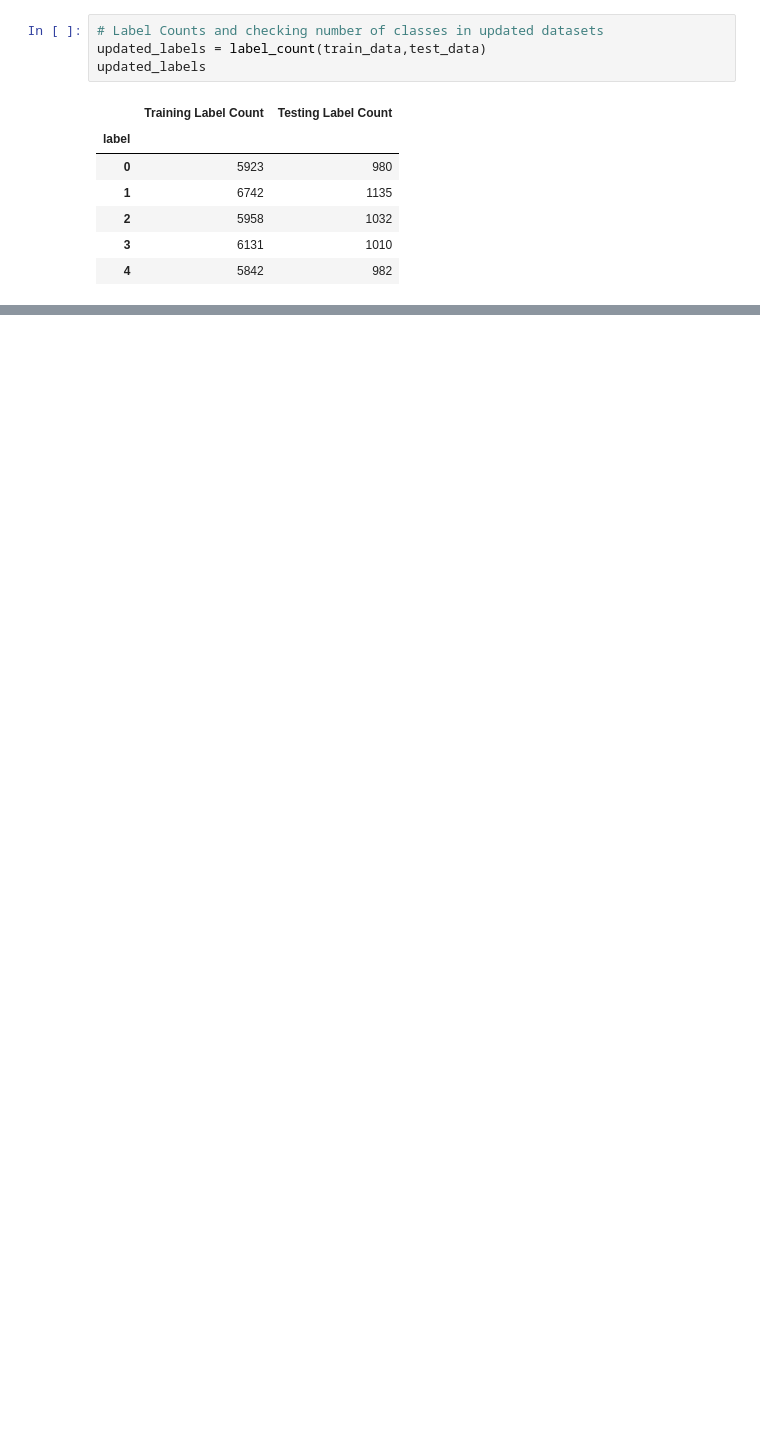
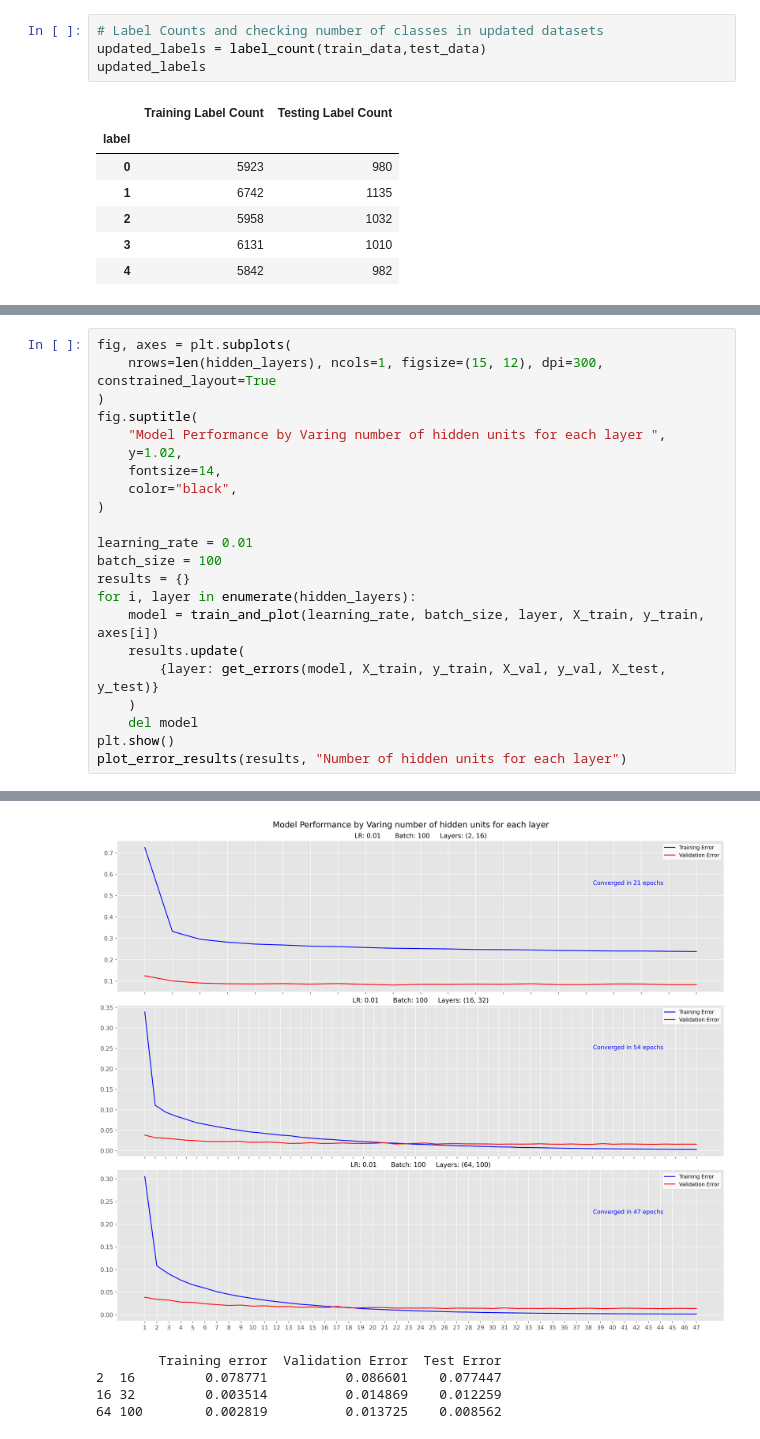
Before and after one commit to jayd719/ubiquitous-couscous, a Jupyter notebook: Assignment3/Task1.ipynb, the cells around one changed output, grey strips where cells are left out. Saved outputs shown, nothing was run; the diff lists cells and outputs as text; blank space fills up the shorter version.

```diff
--- a/Assignment3/Task1.ipynb
+++ b/Assignment3/Task1.ipynb
@@ -83,0 +347,23 @@ updated_labels
+# %%
+fig, axes = plt.subplots(
+    nrows=len(hidden_layers), ncols=1, figsize=(15, 12), dpi=300, constrained_layout=True
+)
+fig.suptitle(
+    "Model Performance by Varing number of hidden units for each layer ",
+    y=1.02,
+    fontsize=14,
+    color="black",
+)
+
+learning_rate = 0.01
+batch_size = 100
+results = {}
+for i, layer in enumerate(hidden_layers):
+    model = train_and_plot(learning_rate, batch_size, layer, X_train, y_train, axes[i])
+    results.update(
+        {layer: get_errors(model, X_train, y_train, X_val, y_val, X_test, y_test)}
+    )
+    del model
+plt.show()
+plot_error_results(results, "Number of hidden units for each layer")
+# %% [output]
@@ -83,0 +387,5 @@ updated_labels
+[figure, added]
+        Training error  Validation Error  Test Error
+2  16         0.078771          0.086601    0.077447
+16 32         0.003514          0.014869    0.012259
+64 100        0.002819          0.013725    0.008562
```
Also changed, not shown: parts of 34 cells of this notebook, 5 other files.
